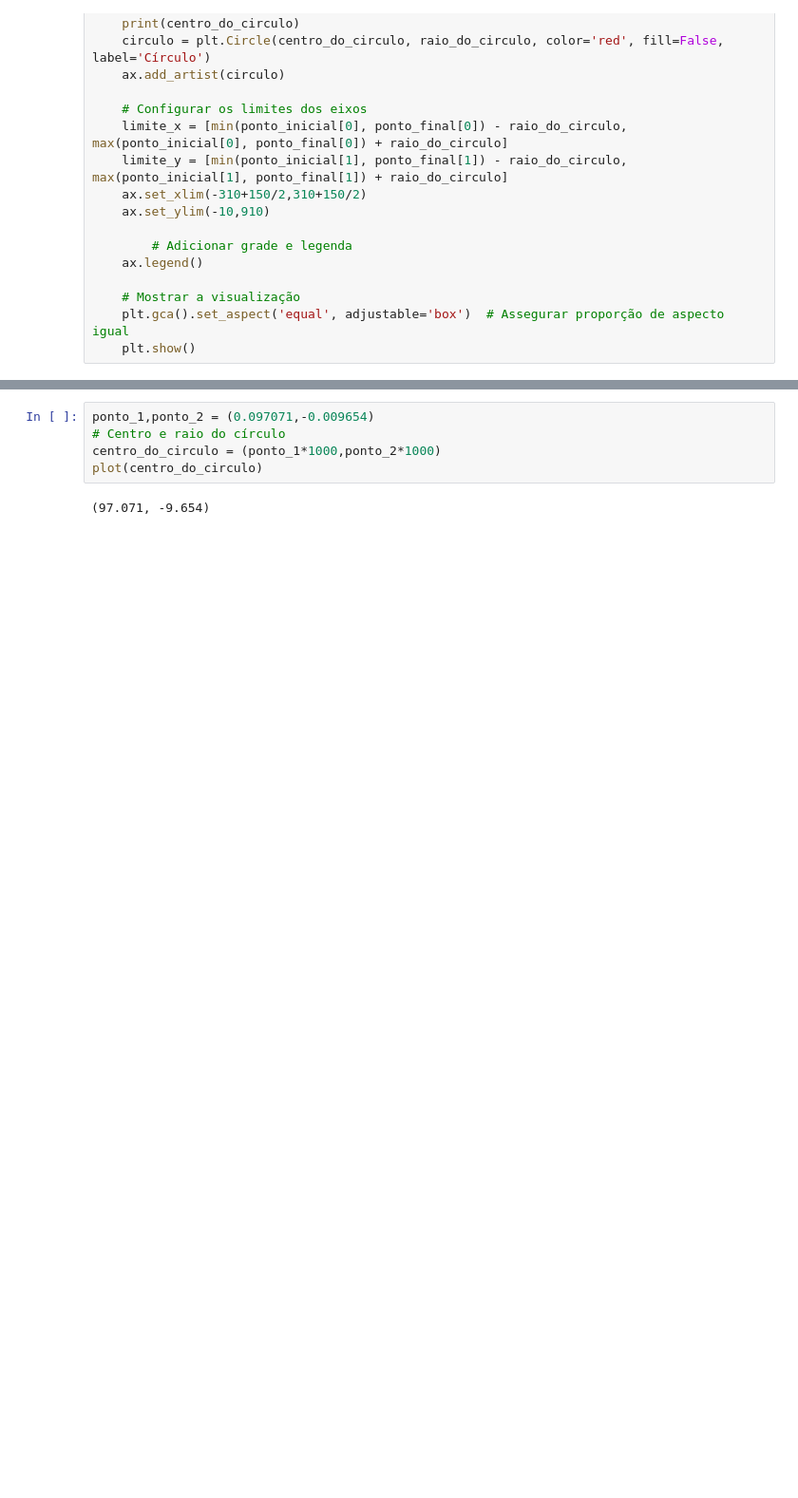
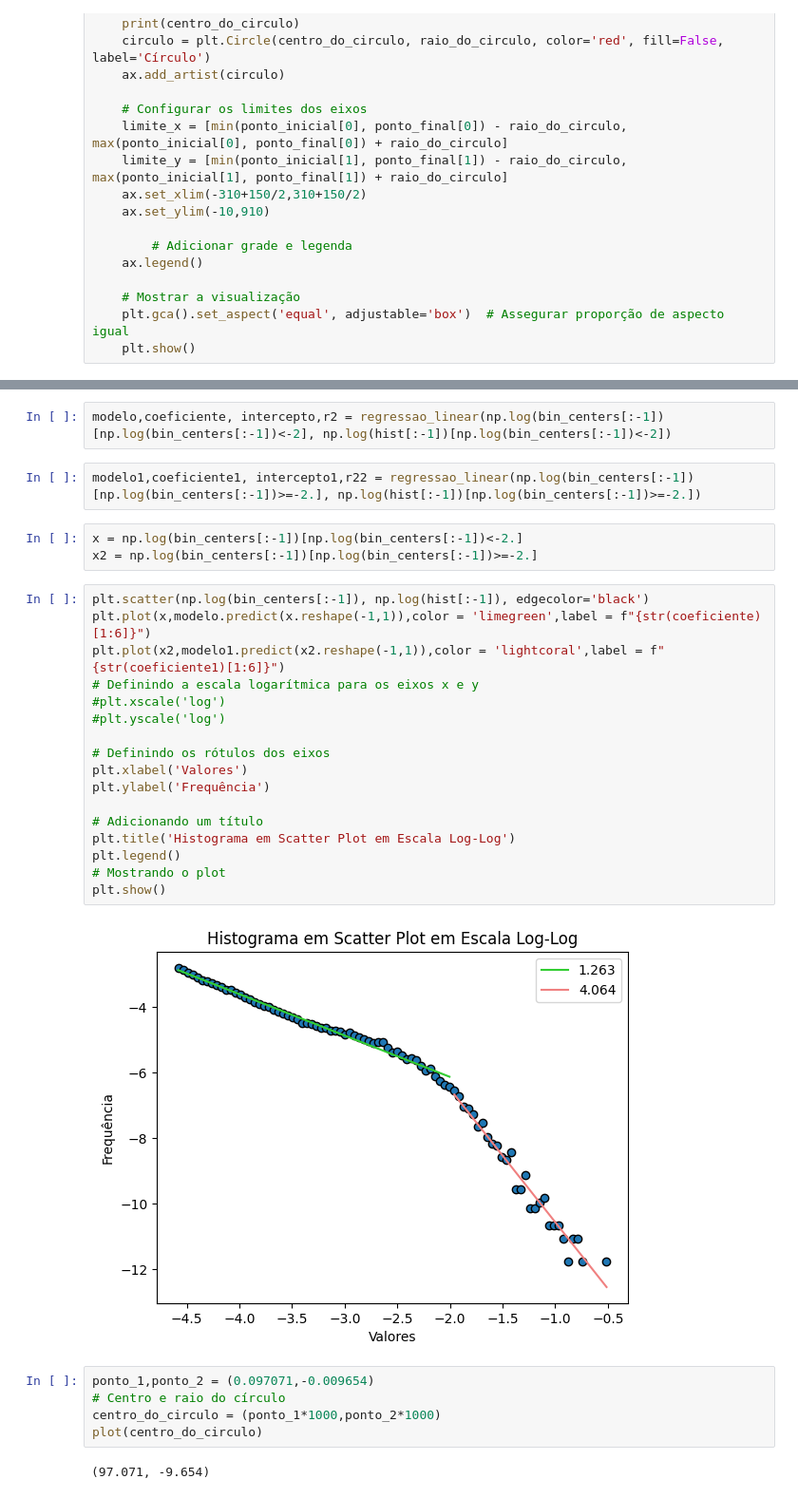
Before and after one commit to intcarlosmiguel/Granular, a Jupyter notebook: main.ipynb, the cells around one changed output, grey strips where cells are left out. Shown at 95% size. Saved outputs shown, nothing was run; the diff lists cells and outputs as text; blank space fills up the shorter version.

```diff
--- a/main.ipynb
+++ b/main.ipynb
@@ -67,3 +119,29 @@ plt.hist(resultado[1:,0],bins = 200)
+# %%
+modelo,coeficiente, intercepto,r2 = regressao_linear(np.log(bin_centers[:-1])[np.log(bin_centers[:-1])<-2], np.log(hist[:-1])[np.log(bin_centers[:-1])<-2])
+# %%
+modelo1,coeficiente1, intercepto1,r22 = regressao_linear(np.log(bin_centers[:-1])[np.log(bin_centers[:-1])>=-2.], np.log(hist[:-1])[np.log(bin_centers[:-1])>=-2.])
+# %%
+x = np.log(bin_centers[:-1])[np.log(bin_centers[:-1])<-2.]
+x2 = np.log(bin_centers[:-1])[np.log(bin_centers[:-1])>=-2.]
+# %%
+plt.scatter(np.log(bin_centers[:-1]), np.log(hist[:-1]), edgecolor='black')
+plt.plot(x,modelo.predict(x.reshape(-1,1)),color = 'limegreen',label = f"{str(coeficiente)[1:6]}")
+plt.plot(x2,modelo1.predict(x2.reshape(-1,1)),color = 'lightcoral',label = f"{str(coeficiente1)[1:6]}")
+# Definindo a escala logarítmica para os eixos x e y
+#plt.xscale('log')
+#plt.yscale('log')
+
+# Definindo os rótulos dos eixos
+plt.xlabel('Valores')
+plt.ylabel('Frequência')
+
+# Adicionando um título
+plt.title('Histograma em Scatter Plot em Escala Log-Log')
+plt.legend()
+# Mostrando o plot
+plt.show()
+# %% [output]
+[figure, added]
 # %%
 ponto_1,ponto_2 = (0.097071,-0.009654)
 # Centro e raio do círculo
```
Also changed, not shown: parts of 10 cells of this notebook, 24 other files.
